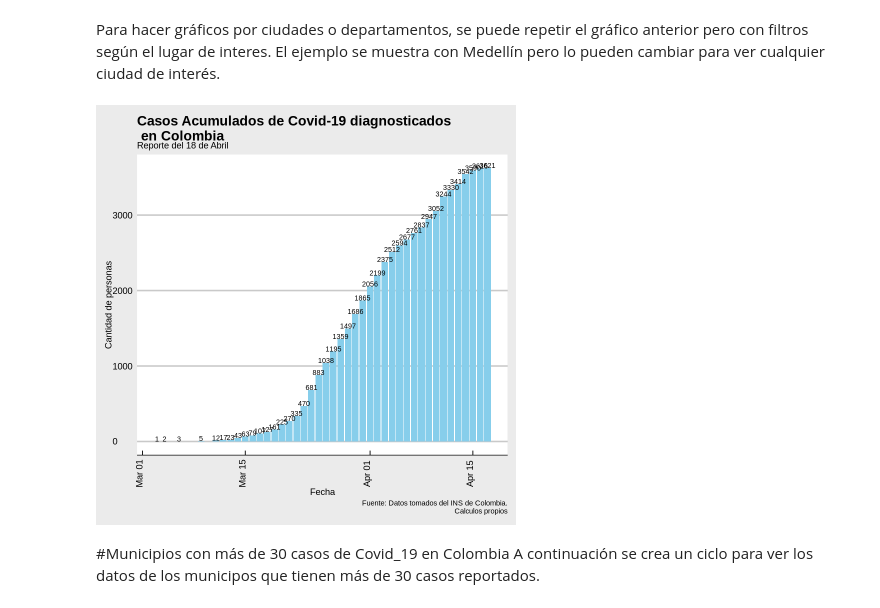
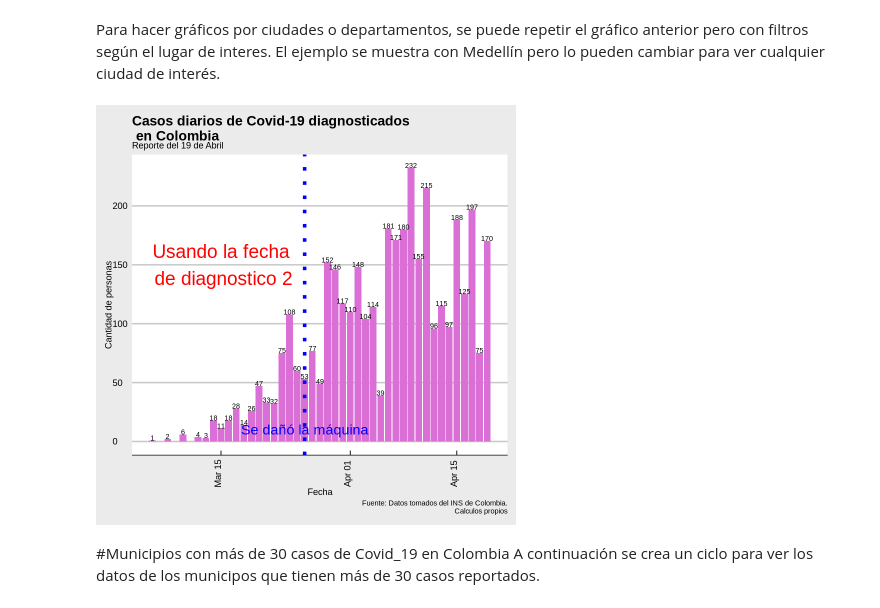
Before and after one commit to guberney/Covid_Colombia, a Jupyter notebook: CovidColombia.ipynb, the cells around one changed output. Cells and saved outputs as stored; diff of their text form; code cells hidden in the pictures.

```diff
--- a/CovidColombia.ipynb
+++ b/CovidColombia.ipynb
@@ -53,10 +69,11 @@ sapply(covidCol, class) #ver la clase de cada columna de la base de datos##
 covidCol$Edad<-as.numeric(covidCol$Edad)
 #covidCol<-covidCol%>%mutate(`Fecha de diagnóstico`=ymd(covidCol$`Fecha de diagnóstico`))
 covidCol<-covidCol%>%mutate(`Fecha de diagnóstico`=as.Date(as.POSIXct(covidCol$`Fecha de diagnóstico`)))
+covidCol<-covidCol%>%mutate(`Fecha diagnostico`=as.Date(as.POSIXct(covidCol$`Fecha diagnostico`)))
 covidCol<-covidCol%>%mutate(`FIS`=ymd_hms(covidCol$`FIS`))%>%mutate(`FIS`=as.Date(as.POSIXct(`FIS`)))
 #covidCol<-covidCol%>%mutate(`Fecha de muerte`=dmy(covidCol$`Fecha de muerte`))
-covidCol<-covidCol%>%mutate(`Fecha recuperado`=dmy(covidCol$`Fecha recuperado`))
-covidCol<-covidCol%>% mutate(EdadClases = cut(Edad, breaks = c(0,9,19,29,39,49,59,69,79,100),
+#covidCol<-covidCol%>%mutate(`Fecha recuperado`=dmy(covidCol$`Fecha recuperado`))
+covidCol<-covidCol%>% mutate(EdadClases = cut(Edad, breaks = c(0,9,19,29,39,49,59,69,79,104),
                                                labels = c("0-9","10-19","20-29","30-39","40-49","50-59","60-69", "70-79","80-+")))
 str(covidCol)
 # %%
@@ -76,8 +91,8 @@ Se agrupan los valores según los problemas que se ven en la base de datos y par
 covidCol<-covidCol%>%
     mutate(TipoAtencion = fct_collapse(`atención`,
                                   Hospital = c("Hospital", "Hospital UCI"),
-                                  Recuperado = c("Recuperado", "Recuperado (Hospital)"),
-                                  Casa = c("Casa"),
+                                  Recuperado = c("Recuperado"),
+                                  Casa = c("casa","Casa"),
                                   Fallecido = "Fallecido"))
 # %% [markdown]
 #**Casos reportados diarios**
@@ -133,23 +150,24 @@ covidCol%>% #filter(`Ciudad de ubicación`=="BOGOTA")%>% #Para hacer algúna ciu
           mutate(Acumulados = cumsum(n))
 # %%
 covidCol%>% #filter(`Ciudad de ubicación`=="BOGOTA")%>% #Para hacer algúna ciudad específica, escribir el nombre entre comillas. Usa el resultado anterior para ver la ciudad
-          group_by(`Fecha de diagnóstico`) %>%
+          group_by(`Fecha diagnostico`) %>%
           summarise (n=n())%>%
           mutate(Acumulados = cumsum(n))%>%
 
-  ggplot (aes(x = `Fecha de diagnóstico`, y = Acumulados)) +  #se puede cambiar par ver un gráfico acumulado.
-  geom_bar(stat = "identity", fill= "skyblue" )+
-  labs(title = "Casos Acumulados de Covid-19 diagnosticados\n en Colombia",
-      subtitle = "Reporte del 18 de Abril", #Recuerda cambiar el título según la ciudad que quieras ver.
+  ggplot (aes(x = `Fecha diagnostico`, y = n)) +  #se puede cambiar par ver un gráfico acumulado.
+  geom_bar(stat = "identity", fill= "orchid" )+
+  labs(title = "Casos diarios de Covid-19 diagnosticados\n en Colombia",
+      subtitle = "Reporte del 19 de Abril", #Recuerda cambiar el título según la ciudad que quieras ver.
        x = "Fecha", y = "Cantidad de personas", caption = "Fuente: Datos tomados del INS de Colombia.\nCalculos propios")+
-  geom_text(aes(label = Acumulados ), vjust = 0, color="black", size=3.0,
+  geom_text(aes(label = n ), vjust = 0, color="black", size=3,
             position = position_dodge(width=0.9))+
-  #geom_vline(xintercept=as.numeric(as.Date("2020-03-26")),color="blue", linetype="dotted", size=2 )+ #señala el día que se dañó la máquina.
+  geom_vline(xintercept=as.numeric(as.Date("2020-03-26")),color="blue", linetype="dotted", size=2 )+ #señala el día que se dañó la máquina.
   theme_economist_white()+
-  theme(axis.text.x = element_text(angle = 90)) #rotar los labels de los ejes
- #annotate ("text", label = "Se dañó la máquina", x = as.Date("2020-03-26"), y = 10, size = 6, colour = "blue")
+  theme(axis.text.x = element_text(angle = 90))+ #rotar los labels de los ejes
+  annotate ("text", label = "Se dañó la máquina", x = as.Date("2020-03-26"), y = 10, size = 6, colour = "blue")+
+ annotate ("text", label = "Usando la fecha\n de diagnostico 2", x = as.Date("2020-03-15"), y = 150, size = 8, colour = "red")
 # %% [output]
-[figure, old version]
+[figure, new version]
 # %% [markdown]
 #Municipios con más de 30 casos de Covid_19 en Colombia
 A continuación se crea un ciclo para ver los datos de los municipos que tienen más de 30 casos reportados.
```
Also changed, not shown: parts of 16 cells of this notebook.
